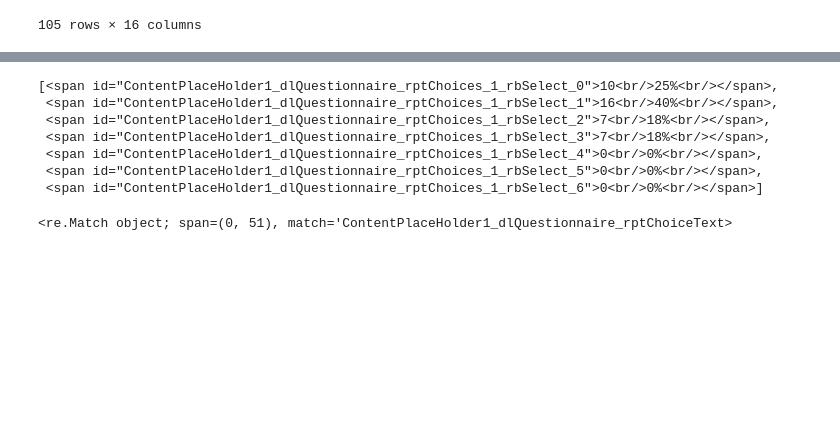
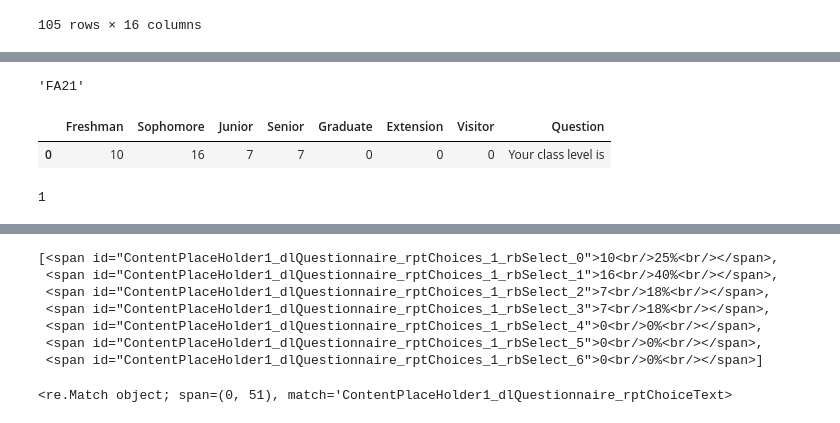
Before and after one commit to ptse8204/craveforcapes, a Jupyter notebook: individualreport.ipynb, the cells around one changed output, grey strips where cells are left out. Drawn from its saved outputs; the diff is of its cells as text; code cells hidden in the pictures; blank space fills up the shorter version.

```diff
--- a/individualreport.ipynb
+++ b/individualreport.ipynb
@@ -168,0 +119,16 @@ def ans_collector(soup):
+# %%
+soup.find("span", {"id": "ContentPlaceHolder1_lblTermCode"}).text
+# %% [output]
+'FA21'
+# %%
+test_df = {"Test": pd.DataFrame(data = example_query)}
+#test_df["Test"].insert(0, "Course", ["AAS 10"])
+# %%
+test_df["Test"]
+# %% [output]
+|  | Freshman | Sophomore | Junior | Senior | Graduate | Extension | Visitor | Question |
+| 0 | 10 | 16 | 7 | 7 | 0 | 0 | 0 | Your class level is |
+# %%
+len({'Question': 'Custom Question 5'})
+# %% [output]
+1
```
Also changed, not shown: parts of 25 cells of this notebook, 2 other files.
